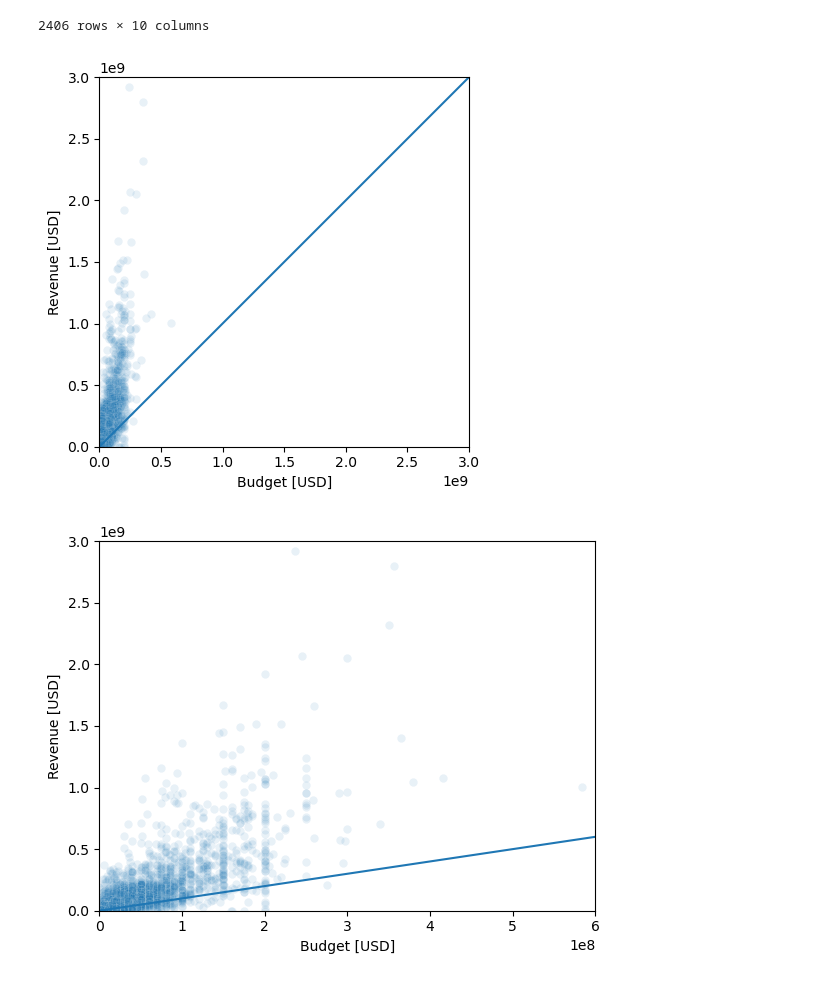
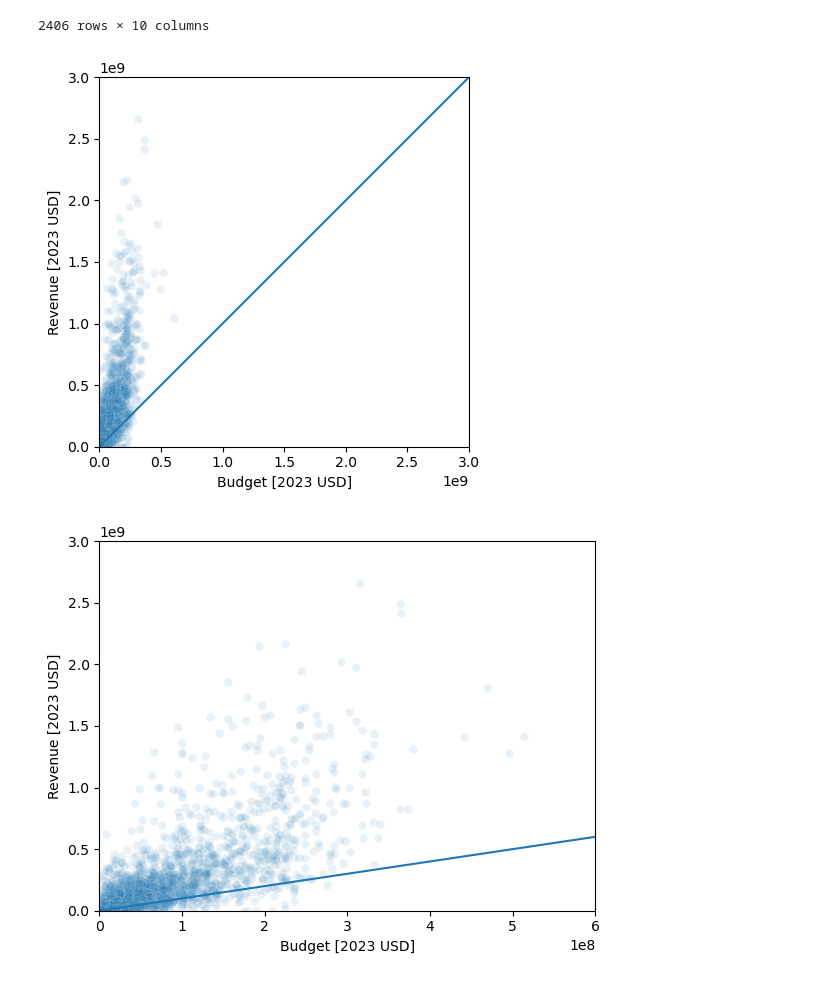
Before and after one commit to pbollhorn/bi-group-5-and-9, a Jupyter notebook: exam_project/pbtest.ipynb, the cells around one changed output. Saved outputs shown, nothing was run; the diff lists cells and outputs as text; code cells hidden in the pictures.

```diff
--- a/exam_project/pbtest.ipynb
+++ b/exam_project/pbtest.ipynb
@@ -6,7 +6,7 @@ import pandas as pd
 from reader import generic_reader
 from inflation import read_cpi_by_year, convert_usd
 # %%
-cpi_by_year = read_cpi_by_year("movie_data/cpiai.csv")
+cpi_by_year = read_cpi_by_year("inflation_data/cpiai.csv")
 # cpi_by_year
 convert_usd(1000, 2000, 2023, cpi_by_year)
 # %% [output]
@@ -134,27 +134,27 @@ df_movies.sort_values(by="profit_2023_usd", ascending=False)
 # %%
 import seaborn as sns
 import matplotlib.pyplot as plt
-sns.scatterplot(x=df_movies['budget'], y=df_movies['revenue'], alpha=0.1)
+sns.scatterplot(x=df_movies['budget_2023_usd'], y=df_movies['revenue_2023_usd'], alpha=0.1)
 plt.xlim(0, 3e9)
 plt.ylim(0, 3e9)
 plt.gca().set_aspect('equal', adjustable='box')
 plt.plot([0, 3e9], [0, 3e9])
-plt.xlabel("Budget [USD]")
-plt.ylabel("Revenue [USD]");
+plt.xlabel("Budget [2023 USD]")
+plt.ylabel("Revenue [2023 USD]");
 # %% [output]
-[figure, old version]
+[figure, new version]
 # %%
 import seaborn as sns
 import matplotlib.pyplot as plt
-sns.scatterplot(x=df_movies['budget'], y=df_movies['revenue'], alpha=0.1)
+sns.scatterplot(x=df_movies['budget_2023_usd'], y=df_movies['revenue_2023_usd'], alpha=0.1)
 plt.xlim(0, 0.6e9)
 plt.ylim(0, 3e9)
 # plt.gca().set_aspect('equal', adjustable='box')
 plt.plot([0, 3e9], [0, 3e9])
-plt.xlabel("Budget [USD]")
-plt.ylabel("Revenue [USD]");
+plt.xlabel("Budget [2023 USD]")
+plt.ylabel("Revenue [2023 USD]");
 # %% [output]
-[figure, old version]
+[figure, new version]
 # %%
 import seaborn as sns
 import matplotlib.pyplot as plt
```
Also changed, not shown: parts of 1 cell of this notebook, 2 other files.
